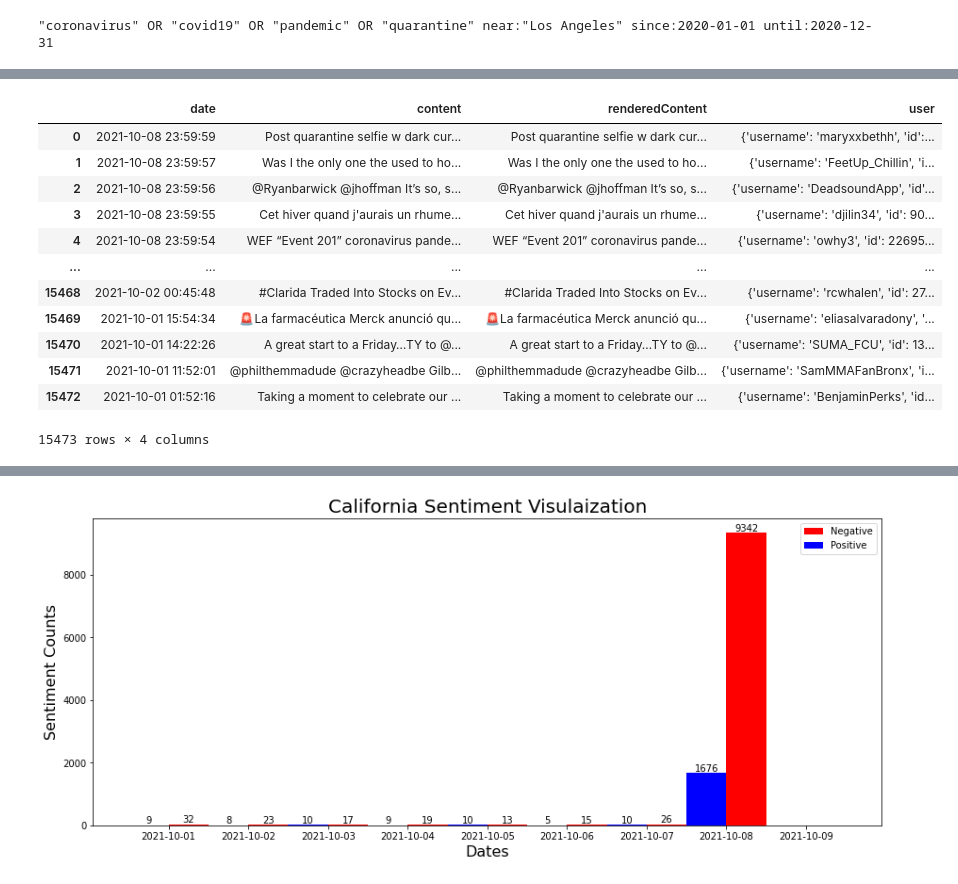
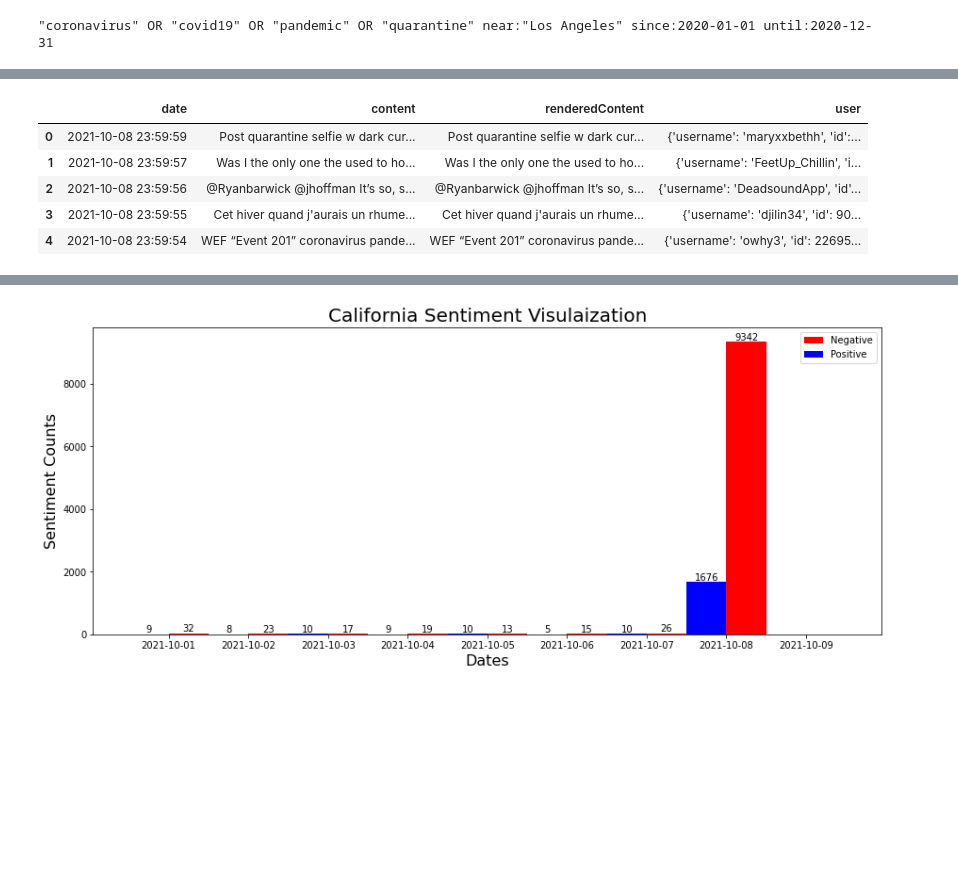
Before and after one commit to The-Processors/ics-438-final-project, a Jupyter notebook: Final Project.ipynb, the cells around one changed output, grey strips where cells are left out. Cells and saved outputs as stored; diff of their text form; code cells hidden in the pictures; blank space fills up the shorter version.

```diff
--- a/Final Project.ipynb
+++ b/Final Project.ipynb
@@ -227,19 +213,12 @@ fl_df
 # %%
 ny_df = json_to_dataFrame('data/tweets/ny_tweets')
-ny_df
+ny_df.head()
 # %% [output]
 |  | date | content | renderedContent | user |
 | 0 | 2021-10-08 23:59:59 | Post quarantine selfie w dark cur... | Post quarantine selfie w dark cur... | {'username': 'maryxxbethh', 'id':... |
 | 1 | 2021-10-08 23:59:57 | Was I the only one the used to ho... | Was I the only one the used to ho... | {'username': 'FeetUp_Chillin', 'i... |
 | 2 | 2021-10-08 23:59:56 | @Ryanbarwick @jhoffman It’s so, s... | @Ryanbarwick @jhoffman It’s so, s... | {'username': 'DeadsoundApp', 'id'... |
 | 3 | 2021-10-08 23:59:55 | Cet hiver quand j'aurais un rhume... | Cet hiver quand j'aurais un rhume... | {'username': 'djilin34', 'id': 90... |
 | 4 | 2021-10-08 23:59:54 | WEF “Event 201” coronavirus pande... | WEF “Event 201” coronavirus pande... | {'username': 'owhy3', 'id': 22695... |
-| ... | ... | ... | ... | ... |
-| 15468 | 2021-10-02 00:45:48 | #Clarida Traded Into Stocks on Ev... | #Clarida Traded Into Stocks on Ev... | {'username': 'rcwhalen', 'id': 27... |
-| 15469 | 2021-10-01 15:54:34 | 🚨La farmacéutica Merck anunció qu... | 🚨La farmacéutica Merck anunció qu... | {'username': 'eliasalvaradony', '... |
-| 15470 | 2021-10-01 14:22:26 | A great start to a Friday…TY to @... | A great start to a Friday…TY to @... | {'username': 'SUMA_FCU', 'id': 13... |
-| 15471 | 2021-10-01 11:52:01 | @philthemmadude @crazyheadbe Gilb... | @philthemmadude @crazyheadbe Gilb... | {'username': 'SamMMAFanBronx', 'i... |
-| 15472 | 2021-10-01 01:52:16 | Taking a moment to celebrate our ... | Taking a moment to celebrate our ... | {'username': 'BenjaminPerks', 'id... |
-15473 rows × 4 columns
 # %%
 tx_df = json_to_dataFrame('data/tweets/tx_tweets')
```
Also changed, not shown: parts of 14 cells of this notebook, 3 other files.
